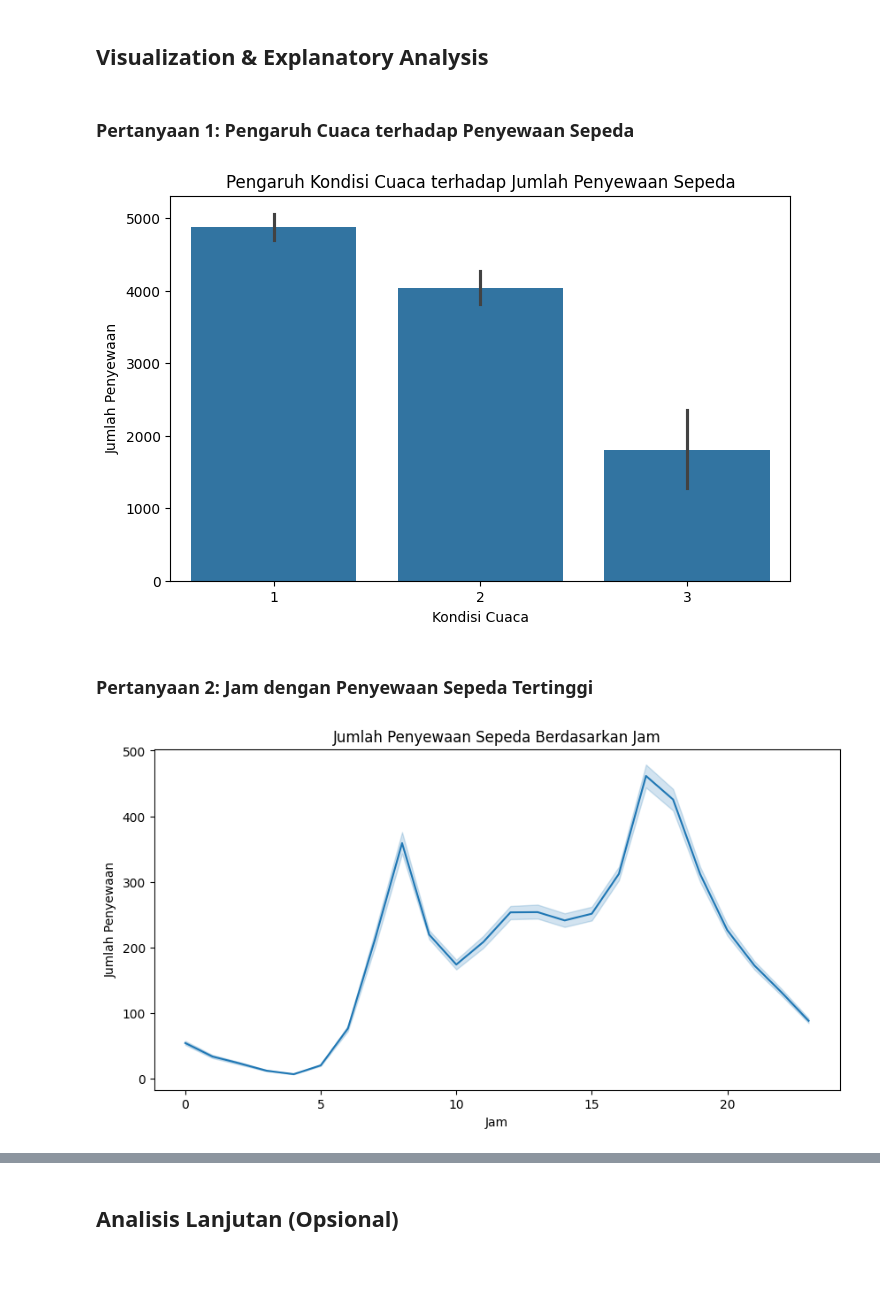
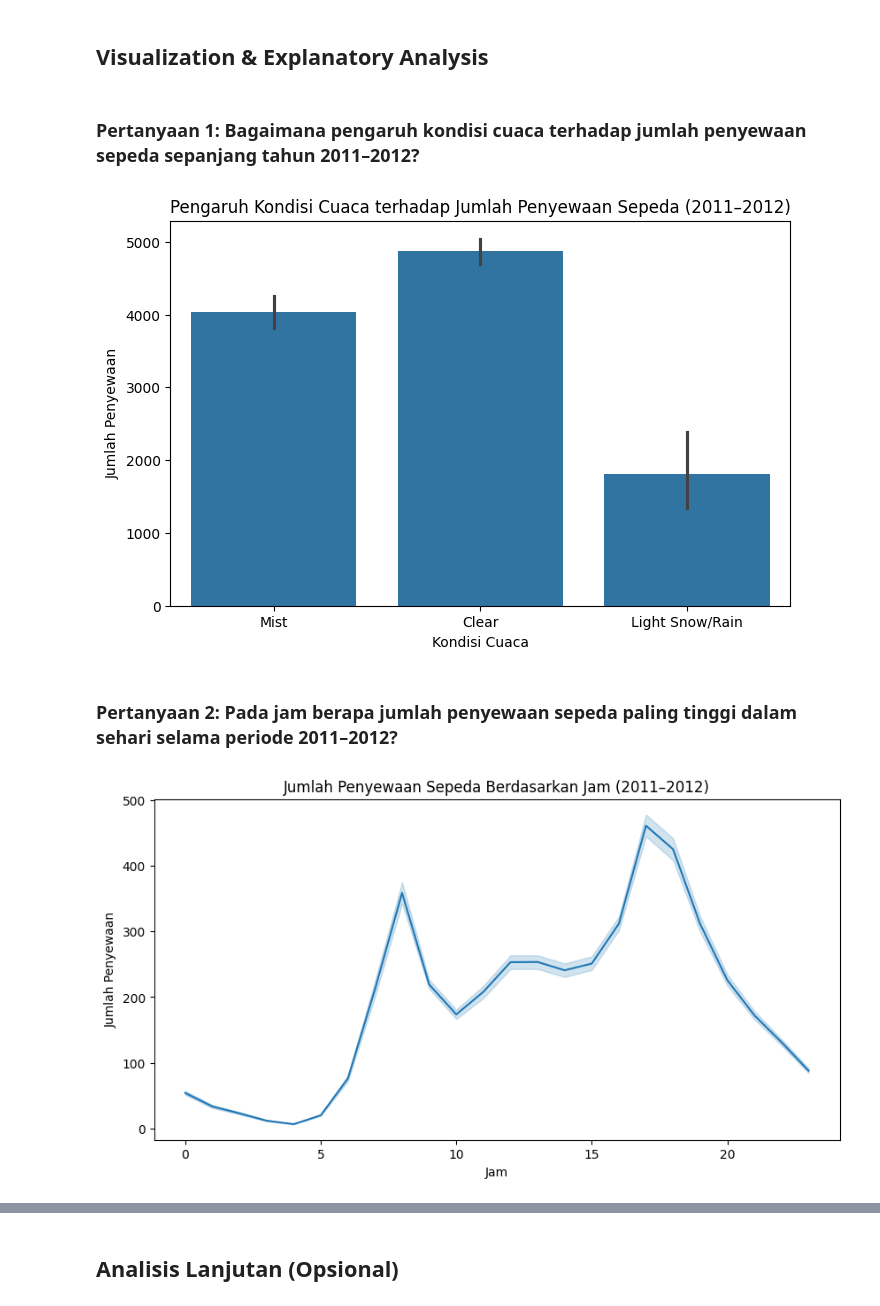
Before and after one commit to ffyzhra/bike-sharing-dashboard, a Jupyter notebook: notebook.ipynb, the cells around one changed output, grey strips where cells are left out. Drawn from its saved outputs; the diff is of its cells as text; code cells hidden in the pictures; blank space fills up the shorter version.

```diff
--- a/notebook.ipynb
+++ b/notebook.ipynb
@@ -85,2 +150,25 @@ hour_df['dteday'] = pd.to_datetime(hour_df['dteday'])
+# %%
+day_df['dteday'] = pd.to_datetime(day_df['dteday'])
+hour_df['dteday'] = pd.to_datetime(hour_df['dteday'])
+
+season_map = {
+    1: "Spring",
+    2: "Summer",
+    3: "Fall",
+    4: "Winter"
+}
+
+weather_map = {
+    1: "Clear",
+    2: "Mist",
+    3: "Light Snow/Rain",
+    4: "Heavy Rain/Snow"
+}
+
+day_df['season'] = day_df['season'].map(season_map)
+hour_df['season'] = hour_df['season'].map(season_map)
+
+day_df['weathersit'] = day_df['weathersit'].map(weather_map)
+hour_df['weathersit'] = hour_df['weathersit'].map(weather_map)
 # %% [markdown]
 **Insight:**
@@ -139,24 +228,24 @@ dtype: float64
 # %% [markdown]
 ## Visualization & Explanatory Analysis
-# %% [markdown]
-### Pertanyaan 1: Pengaruh Cuaca terhadap Penyewaan Sepeda
+# %% [markdown]
+### Pertanyaan 1: Bagaimana pengaruh kondisi cuaca terhadap jumlah penyewaan sepeda sepanjang tahun 2011–2012?
 # %%
 plt.figure(figsize=(8,5))
 sns.barplot(x='weathersit', y='cnt', data=day_df)
-plt.title("Pengaruh Kondisi Cuaca terhadap Jumlah Penyewaan Sepeda")
+plt.title("Pengaruh Kondisi Cuaca terhadap Jumlah Penyewaan Sepeda (2011–2012)")
 plt.xlabel("Kondisi Cuaca")
 plt.ylabel("Jumlah Penyewaan")
 plt.show()
 # %% [output]
-[figure, old version]
+[figure, new version]
-# %% [markdown]
-### Pertanyaan 2: Jam dengan Penyewaan Sepeda Tertinggi
+# %% [markdown]
+### Pertanyaan 2: Pada jam berapa jumlah penyewaan sepeda paling tinggi dalam sehari selama periode 2011–2012?
 # %%
 plt.figure(figsize=(10,5))
 sns.lineplot(x='hr', y='cnt', data=hour_df)
-plt.title("Jumlah Penyewaan Sepeda Berdasarkan Jam")
+plt.title("Jumlah Penyewaan Sepeda Berdasarkan Jam (2011–2012)")
 plt.xlabel("Jam")
 plt.ylabel("Jumlah Penyewaan")
 plt.show()
 # %% [output]
-[figure, old version]
+[figure, new version]
```
Also changed, not shown: parts of 25 cells of this notebook, 1 other file.
